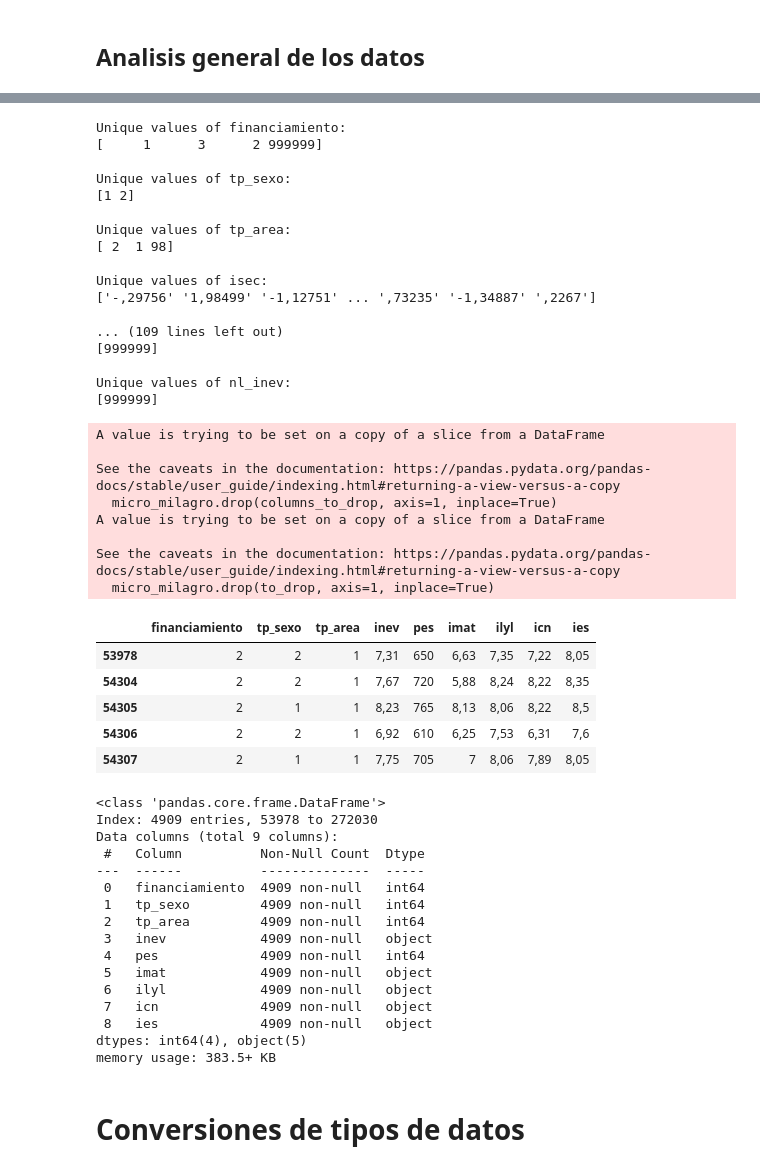
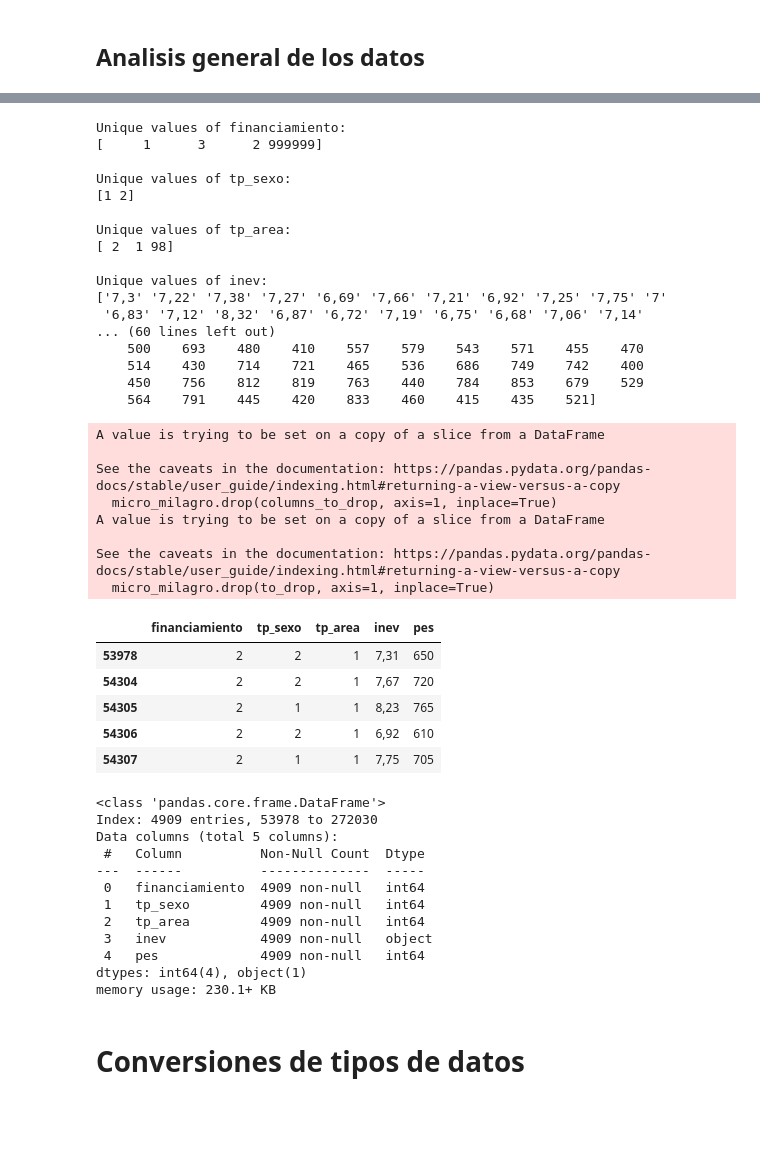
Before and after one commit to BryanEstrada003/Project-2p---Statistics, a Jupyter notebook: analysis.ipynb, the cells around one changed output, grey strips where cells are left out. Drawn from its saved outputs; the diff is of its cells as text; code cells hidden in the pictures; blank space fills up the shorter version.

```diff
--- a/analysis.ipynb
+++ b/analysis.ipynb
@@ -27,9 +27,7 @@ import matplotlib.pyplot as plt
 micro_2 = pd.read_csv('SBAC20_micro_272370_20210121_CSV.csv', sep=';')
 micro_2.drop('codigo', axis=1, inplace=True)
 
-variables = ['financiamiento', 'tp_sexo', 'tp_area', 'isec', 'inev', 'pes', 'imat',
-       'ilyl', 'icn', 'ies', 'nl_imat', 'nl_ilyl', 'nl_icn', 'nl_ies',
-       'nl_inev']
+variables = ['financiamiento', 'tp_sexo', 'tp_area', 'inev', 'pes']
 
 for variable in variables:
     print(f"Unique values of {variable}:")
@@ -45,49 +43,49 @@ Unique values of tp_sexo:
 Unique values of tp_area:
 [ 2  1 98]
 
-Unique values of isec:
-['-,29756' '1,98499' '-1,12751' ... ',73235' '-1,34887' ',2267']
-
-... (109 lines left out)
-[999999]
-
-Unique values of nl_inev:
-[999999]
+Unique values of inev:
+['7,3' '7,22' '7,38' '7,27' '6,69' '7,66' '7,21' '6,92' '7,25' '7,75' '7'
+ '6,83' '7,12' '8,32' '6,87' '6,72' '7,19' '6,75' '6,68' '7,06' '7,14'
+... (60 lines left out)
+    500    693    480    410    557    579    543    571    455    470
+    514    430    714    721    465    536    686    749    742    400
+    450    756    812    819    763    440    784    853    679    529
+    564    791    445    420    833    460    415    435    521]
 # %%
 micro= micro_2
 
 # Milagro -> 910
 # Guayaquil -> 901
 micro_milagro = micro[micro["id_cant"] == 910]
 
 columns_to_drop = ['ciclo', 'amie', 'nm_regi', 'es_regeva', 'id_zona', 'id_dist', 'id_circ', 'id_prov', 'id_cant', 'id_parr']
 micro_milagro.drop(columns_to_drop, axis=1, inplace=True)
 
 to_drop = ["tp_sost", "na_eano", "etnibbe", 'discapacidad', 'quintil', 'poblacion', 'estado', "deshonestidad",
-            "isec", "nl_imat", "nl_ilyl", "nl_icn", "nl_ies", "nl_inev"] # "inev", "pes", "imat", "ilyl", "icn", "ies",
+            "isec", "nl_imat", "nl_ilyl", "nl_icn", "nl_ies", "nl_inev", "imat", "ilyl", "icn", "ies"] # "inev", "pes", "imat", "ilyl", "icn", "ies",
 micro_milagro.drop(to_drop, axis=1, inplace=True)
 micro_milagro.head()
 # %% [output]
 A value is trying to be set on a copy of a slice from a DataFrame
 
 See the caveats in the documentation: https://pandas.pydata.org/pandas-docs/stable/user_guide/indexing.html#returning-a-view-versus-a-copy
   micro_milagro.drop(columns_to_drop, axis=1, inplace=True)
 A value is trying to be set on a copy of a slice from a DataFrame
 
 See the caveats in the documentation: https://pandas.pydata.org/pandas-docs/stable/user_guide/indexing.html#returning-a-view-versus-a-copy
   micro_milagro.drop(to_drop, axis=1, inplace=True)
-|  | financiamiento | tp_sexo | tp_area | inev | pes | imat | ilyl | icn | ies |
-| 53978 | 2 | 2 | 1 | 7,31 | 650 | 6,63 | 7,35 | 7,22 | 8,05 |
-| 54304 | 2 | 2 | 1 | 7,67 | 720 | 5,88 | 8,24 | 8,22 | 8,35 |
-| 54305 | 2 | 1 | 1 | 8,23 | 765 | 8,13 | 8,06 | 8,22 | 8,5 |
-| 54306 | 2 | 2 | 1 | 6,92 | 610 | 6,25 | 7,53 | 6,31 | 7,6 |
-| 54307 | 2 | 1 | 1 | 7,75 | 705 | 7 | 8,06 | 7,89 | 8,05 |
+|  | financiamiento | tp_sexo | tp_area | inev | pes |
+| 53978 | 2 | 2 | 1 | 7,31 | 650 |
+| 54304 | 2 | 2 | 1 | 7,67 | 720 |
+| 54305 | 2 | 1 | 1 | 8,23 | 765 |
+| 54306 | 2 | 2 | 1 | 6,92 | 610 |
+| 54307 | 2 | 1 | 1 | 7,75 | 705 |
 # %%
 micro_milagro.info()
 # %% [output]
 <class 'pandas.core.frame.DataFrame'>
 Index: 4909 entries, 53978 to 272030
-Data columns (total 9 columns):
+Data columns (total 5 columns):
  #   Column          Non-Null Count  Dtype
 ---  ------          --------------  -----
  0   financiamiento  4909 non-null   int64
@@ -95,12 +93,8 @@ Data columns (total 9 columns):
  2   tp_area         4909 non-null   int64
  3   inev            4909 non-null   object
  4   pes             4909 non-null   int64
- 5   imat            4909 non-null   object
- 6   ilyl            4909 non-null   object
- 7   icn             4909 non-null   object
- 8   ies             4909 non-null   object
-dtypes: int64(4), object(5)
-memory usage: 383.5+ KB
+dtypes: int64(4), object(1)
+memory usage: 230.1+ KB
 # %% [markdown]
 # Conversiones de tipos de datos
 # %%
```
Also changed, not shown: parts of 16 cells of this notebook.
